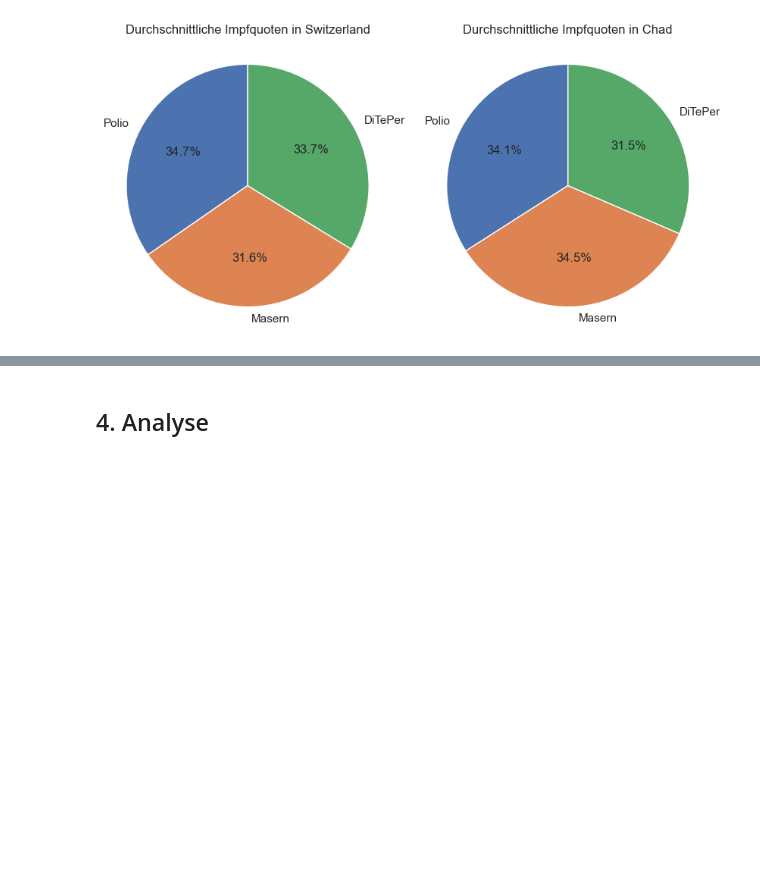
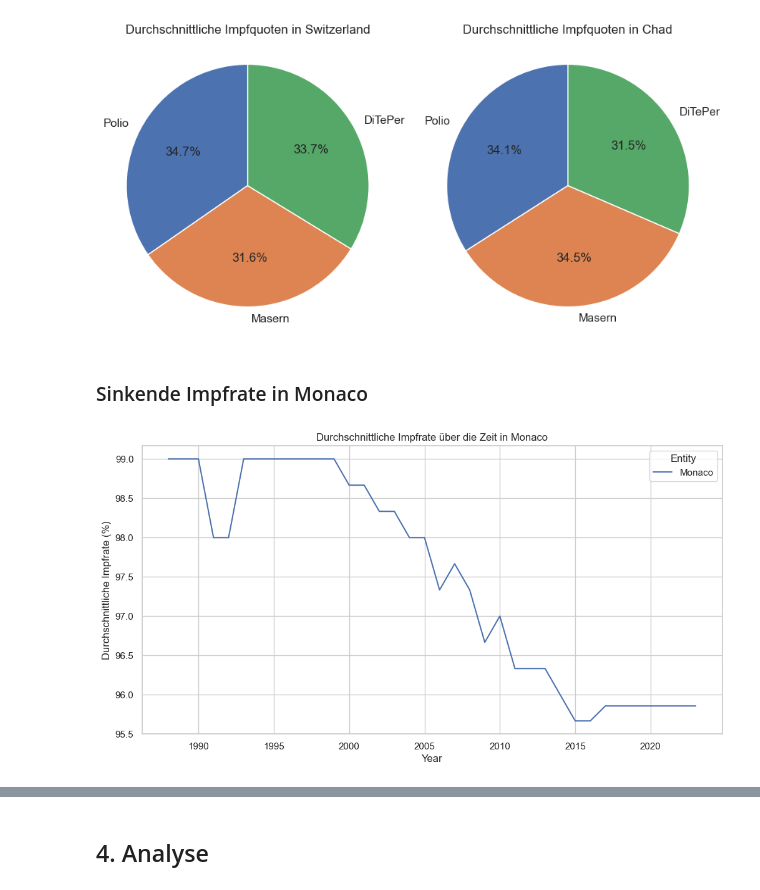
Before and after one commit to gandlea/LN-2-HS2025, a Jupyter notebook: Leistungsnachweis.ipynb, the cells around one changed output, grey strips where cells are left out. Cells and saved outputs as stored; diff of their text form; code cells hidden in the pictures; blank space fills up the shorter version.

Commit message:
Diagramm mit Pfeil

```diff
--- a/Leistungsnachweis.ipynb
+++ b/Leistungsnachweis.ipynb
@@ -339,6 +339,7 @@ rename_df["Impfungen Durchschnitt"] = rename_df[impf_cols].mean(axis=1)
 # %%
 # Länder gezielt filtern
 laender = ['Netherlands', 'Chad', 'Australia']
+monaco = ["Monaco"]
 df_filtered = rename_df[rename_df['Entity'].isin(laender)]
 # %%
 !pip install seaborn
@@ -660,3 +661,15 @@ axes[1].axis("equal")  # runder Kreis
  np.float64(-1.0999995437581662),
  np.float64(1.0999999782741985))
 [figure]
+# %% [markdown]
+### Sinkende Impfrate in Monaco
+# %%
+df_avg = rename_df[rename_df['Entity'].isin(monaco)]
+
+plt.figure(figsize=(12,6))
+sns.lineplot(data=df_avg, x="Year", y="Impfungen Durchschnitt", hue="Entity")
+plt.title("Durchschnittliche Impfrate über die Zeit in Monaco")
+plt.ylabel("Durchschnittliche Impfrate (%)")
+plt.show()
+# %% [output]
+[figure, added]
```
Also changed, not shown: parts of 1 cell of this notebook.
